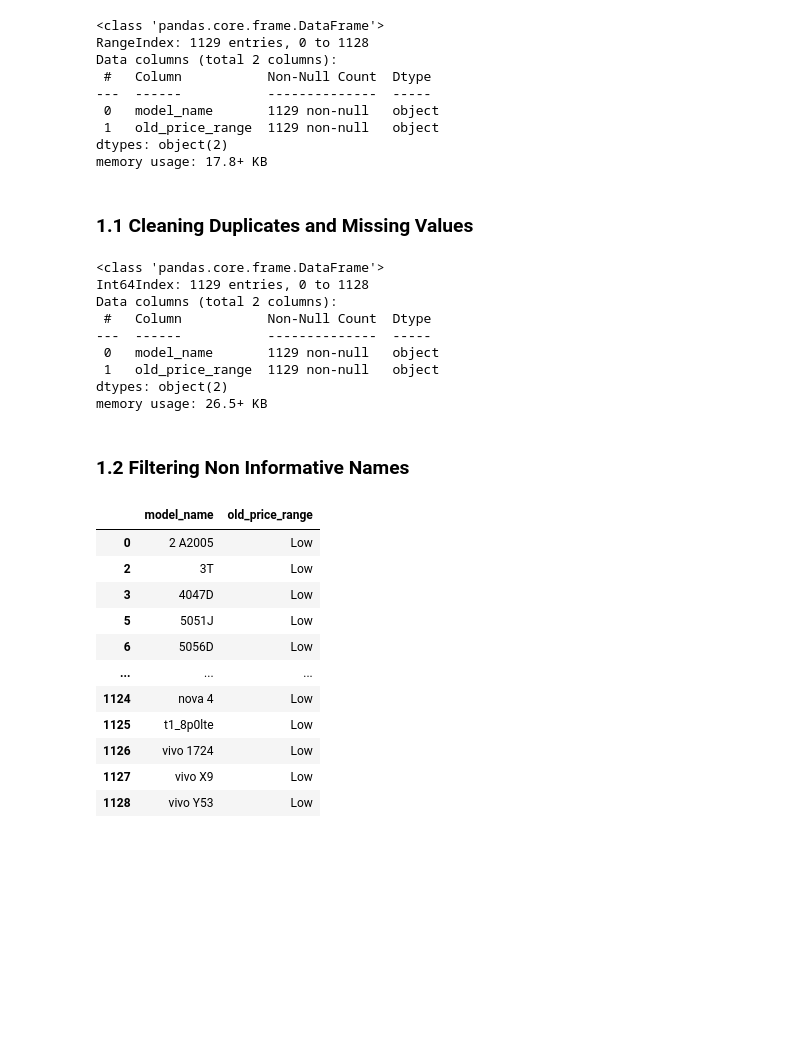
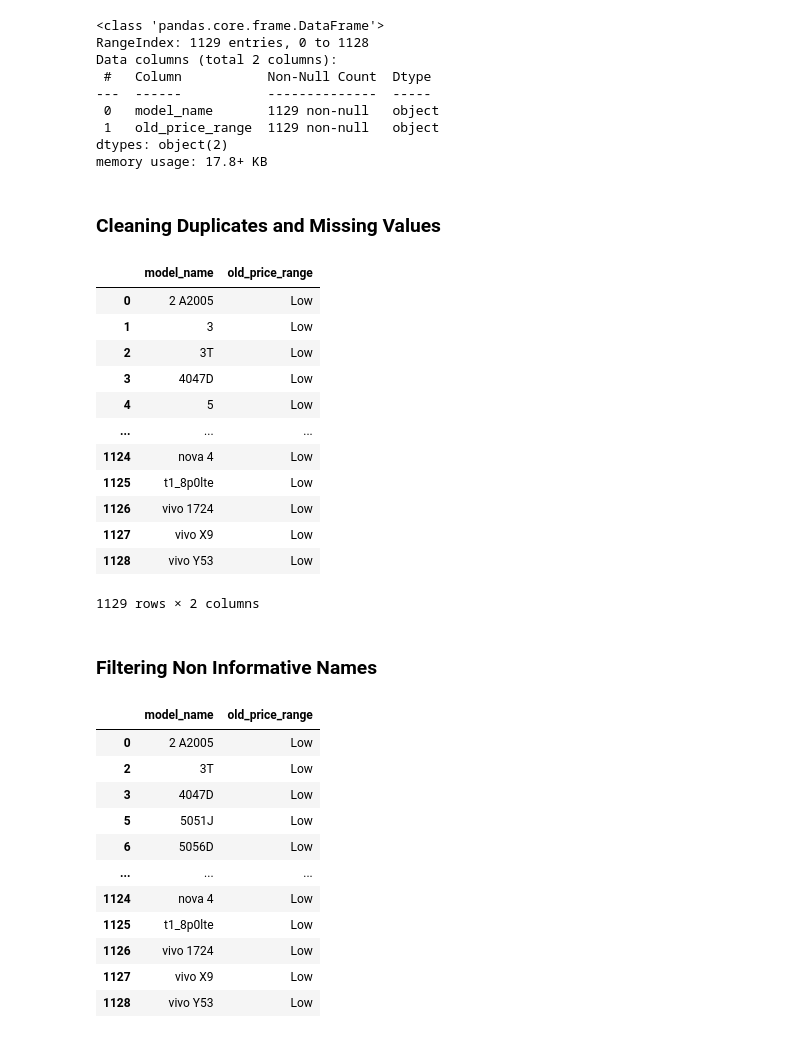
Before and after one commit to thiagolrpinho/phone_prices_crawler, a Jupyter notebook: main.ipynb, the cells around one changed output. Drawn from its saved outputs; the diff is of its cells as text; code cells hidden in the pictures; blank space fills up the shorter version.

```diff
--- a/main.ipynb
+++ b/main.ipynb
@@ -27,23 +29,27 @@ Data columns (total 2 columns):
 dtypes: object(2)
 memory usage: 17.8+ KB
 # %% [markdown]
-### 1.1 Cleaning Duplicates and Missing Values
+### Cleaning Duplicates and Missing Values
 # %%
 devices_df.drop_duplicates(['model_name'], inplace=True)
 devices_df.dropna(axis=0, inplace=True)
-devices_df.info()
+devices_df
 # %% [output]
+|  | model_name | old_price_range |
+| 0 | 2 A2005 | Low |
+| 1 | 3 | Low |
+| 2 | 3T | Low |
+| 3 | 4047D | Low |
+| 4 | 5 | Low |
+| ... | ... | ... |
+| 1124 | nova 4 | Low |
+| 1125 | t1_8p0lte | Low |
+| 1126 | vivo 1724 | Low |
+| 1127 | vivo X9 | Low |
+| 1128 | vivo Y53 | Low |
-<class 'pandas.core.frame.DataFrame'>
-Int64Index: 1129 entries, 0 to 1128
-Data columns (total 2 columns):
- #   Column           Non-Null Count  Dtype
----  ------           --------------  -----
- 0   model_name       1129 non-null   object
- 1   old_price_range  1129 non-null   object
-dtypes: object(2)
-memory usage: 26.5+ KB
+1129 rows × 2 columns
 # %% [markdown]
-### 1.2 Filtering Non Informative Names
+### Filtering Non Informative Names
 # %%
 informative_names_mask = devices_df['model_name'].str.len() > 1
 devices_df = devices_df[informative_names_mask]
```
Also changed, not shown: parts of 21 cells of this notebook.
